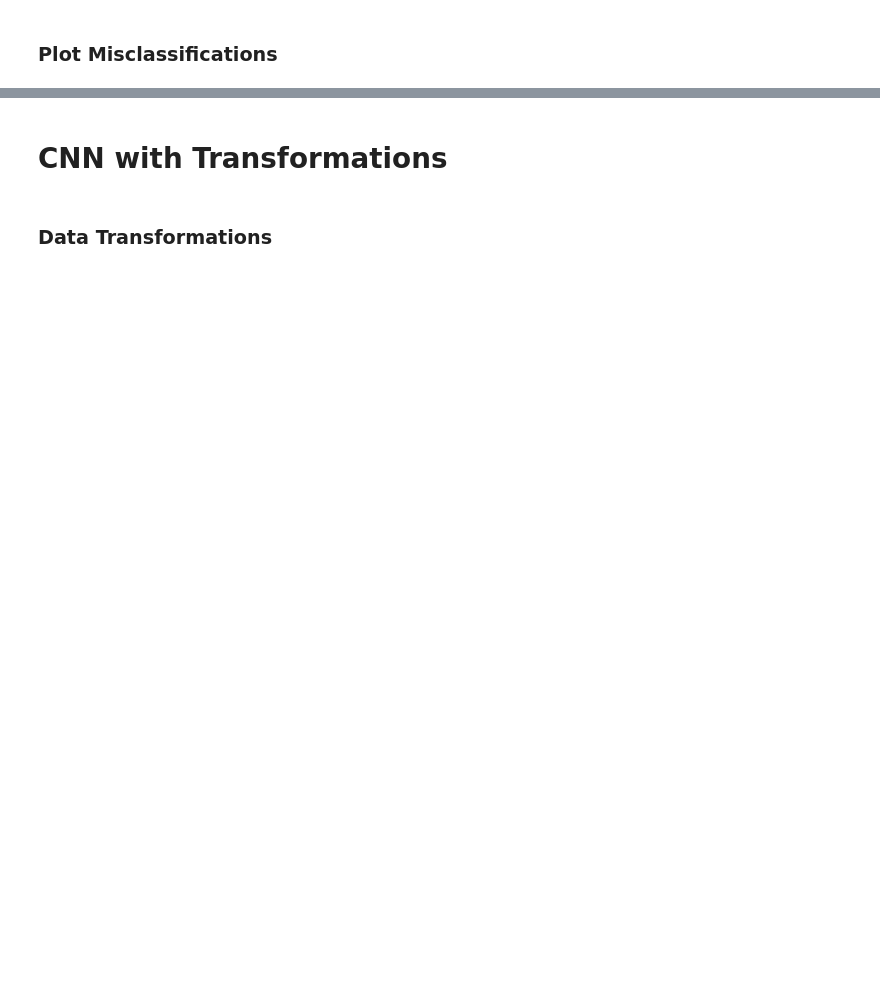
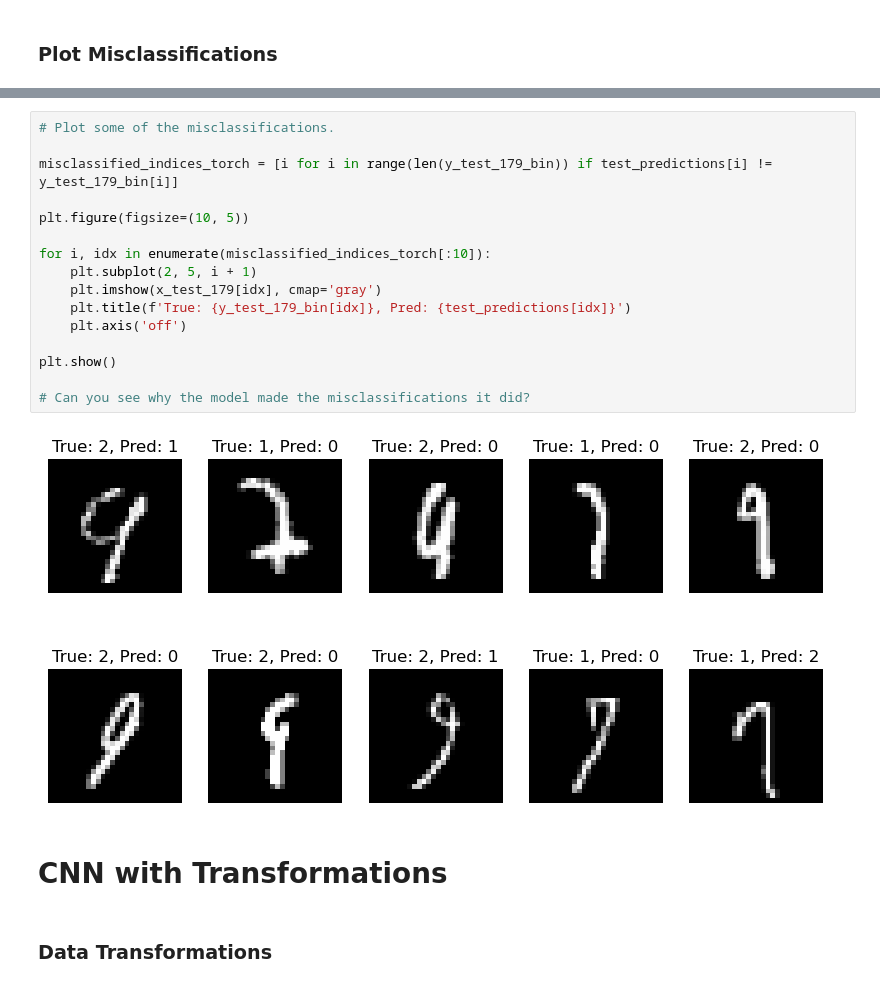
Before and after one commit to KelvynBladen/ml_intro, a Jupyter notebook: mnist_worksheet2.ipynb, the cells around one changed output, grey strips where cells are left out. Cells and saved outputs as stored; diff of their text form; blank space fills up the shorter version.

```diff
--- a/mnist_worksheet2.ipynb
+++ b/mnist_worksheet2.ipynb
@@ -137,3 +236,21 @@ class CNN(nn.Module):
+# %%
+# Plot some of the misclassifications.
+
+misclassified_indices_torch = [i for i in range(len(y_test_179_bin)) if test_predictions[i] != y_test_179_bin[i]]
+
+plt.figure(figsize=(10, 5))
+
+for i, idx in enumerate(misclassified_indices_torch[:10]):
+    plt.subplot(2, 5, i + 1)
+    plt.imshow(x_test_179[idx], cmap='gray')
+    plt.title(f'True: {y_test_179_bin[idx]}, Pred: {test_predictions[idx]}')
+    plt.axis('off')
+
+plt.show()
+
+# Can you see why the model made the misclassifications it did?
+# %% [output]
+[figure, added]
 # %% [markdown]
 # CNN with Transformations
 # %% [markdown]
```
Also changed, not shown: parts of 12 cells of this notebook.
